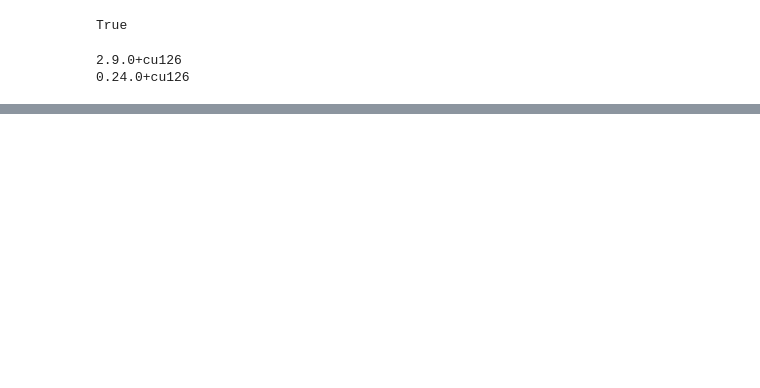
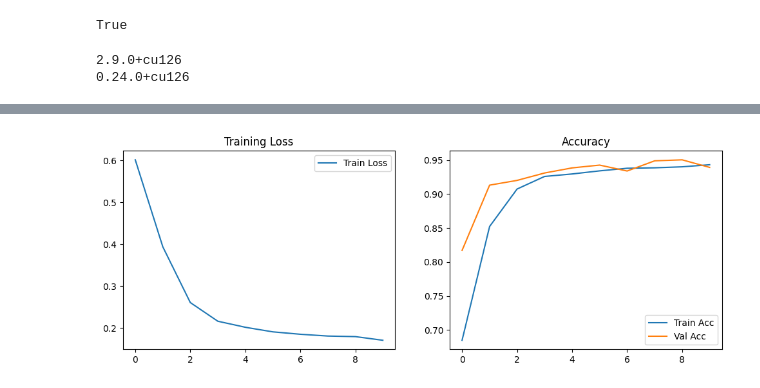
Before and after one commit to yacinmansour161-sudo/Malaria-Detection, a Jupyter notebook: last_chance_malariya_project.ipynb, the cells around one changed output, grey strips where cells are left out. Drawn from its saved outputs; the diff is of its cells as text; code cells hidden in the pictures; blank space fills up the shorter version.

Commit message:
Update notebook: adaptive pooling, learning curves, evaluation

```diff
--- a/last_chance_malariya_project.ipynb
+++ b/last_chance_malariya_project.ipynb
@@ -188,14 +222,15 @@ class MalariaCNN(nn.Module):
         self.pool = nn.MaxPool2d(2, 2)
         self.dropout = nn.Dropout(0.5)
 
-        self.fc1 = nn.Linear(128 * 28 * 28, 256)
+        self.adaptive_pool = nn.AdaptiveAvgPool2d((1, 1))
+        self.fc1 = nn.Linear(128, 256)
         self.fc2 = nn.Linear(256, 2)  # 2 classes
 
     def forward(self, x):
         x = self.pool(F.relu(self.bn1(self.conv1(x))))
         x = self.pool(F.relu(self.bn2(self.conv2(x))))
         x = self.pool(F.relu(self.bn3(self.conv3(x))))
-
+        x = self.adaptive_pool(x)
         x = x.view(x.size(0), -1)
         x = self.dropout(F.relu(self.fc1(x)))
         x = self.fc2(x)
@@ -220,6 +271,8 @@ from tqdm import tqdm
 
 NUM_EPOCHS = 10
 best_val_acc = 0.0
+train_losses, val_losses = [], []
+train_accs, val_accs = [], []
 
 for epoch in range(NUM_EPOCHS):
     # --- Entraînement ---
@@ -245,6 +298,8 @@ for epoch in range(NUM_EPOCHS):
     epoch_loss = running_loss / total
     epoch_acc = running_corrects.double() / total
     print(f"Train Loss: {epoch_loss:.4f} | Train Acc: {epoch_acc:.4f}")
+    train_losses.append(epoch_loss)
+    train_accs.append(epoch_acc.item())
 
     # --- Validation ---
     model.eval()
@@ -262,6 +317,7 @@ for epoch in range(NUM_EPOCHS):
 
     val_acc = val_corrects.double() / val_total
     print(f"Val Acc: {val_acc:.4f}")
+    val_accs.append(val_acc.item())
 
     # Sauvegarde du meilleur modèle
     if val_acc > best_val_acc:
@@ -271,3 +347,22 @@ for epoch in range(NUM_EPOCHS):
+# %%
+import matplotlib.pyplot as plt
+
+plt.figure(figsize=(12,4))
+
+plt.subplot(1,2,1)
+plt.plot(train_losses, label="Train Loss")
+plt.title("Training Loss")
+plt.legend()
+
+plt.subplot(1,2,2)
+plt.plot(train_accs, label="Train Acc")
+plt.plot(val_accs, label="Val Acc")
+plt.title("Accuracy")
+plt.legend()
+
+plt.show()
+# %% [output]
+[figure, added]
 # %%
 from sklearn.metrics import confusion_matrix, classification_report
 import numpy as np
```
Also changed, not shown: parts of 12 cells of this notebook.
